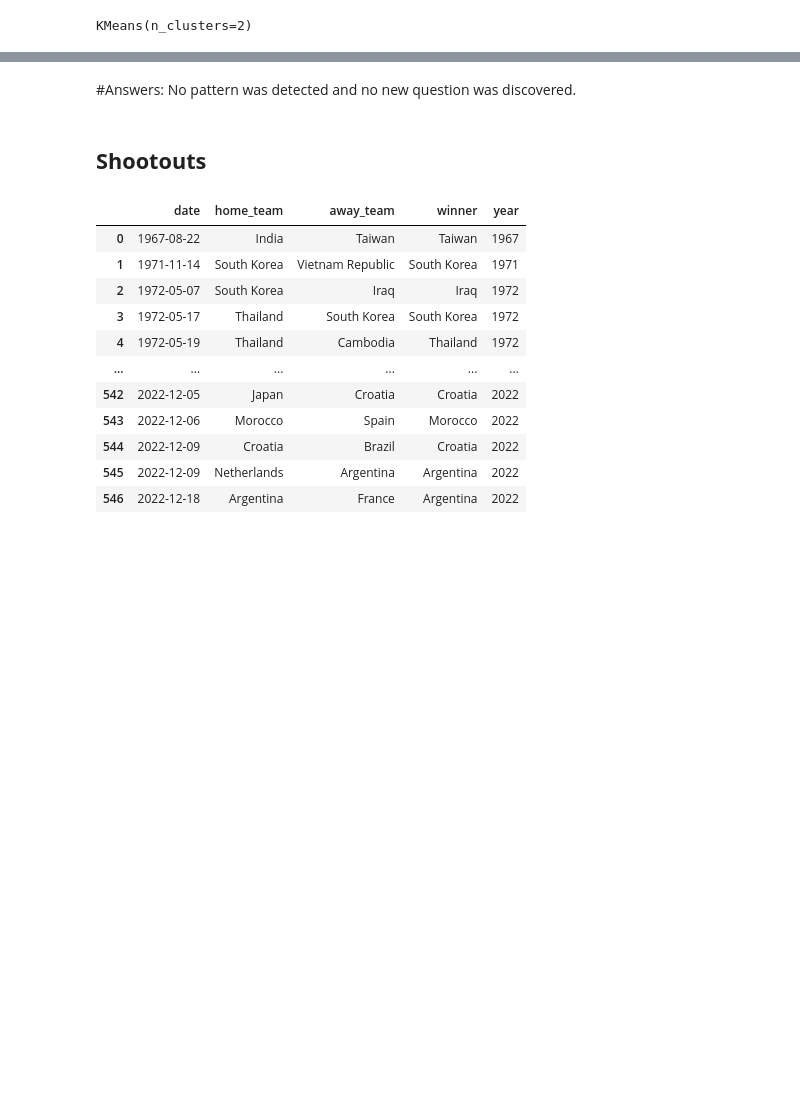
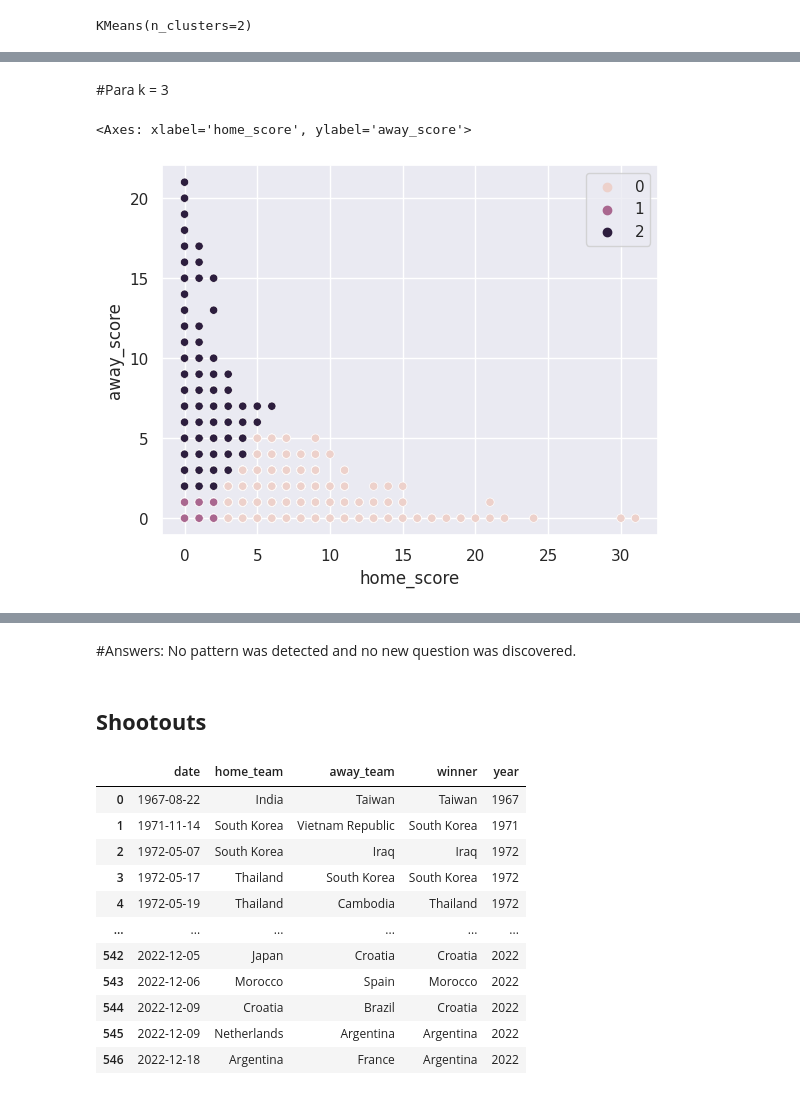
Before and after one commit to ryann-arruda/python-data-analysis, a Jupyter notebook: k_means.ipynb, the cells around one changed output, grey strips where cells are left out. Saved outputs shown, nothing was run; the diff lists cells and outputs as text; code cells hidden in the pictures; blank space fills up the shorter version.

```diff
--- a/k_means.ipynb
+++ b/k_means.ipynb
@@ -116,0 +119,10 @@ sns.scatterplot(data=results, x='home_score', y='away_score', hue=kmeans.labels_
+# %% [markdown]
+#Para k = 3
+# %%
+kmeans  = KMeans(n_clusters=3)
+kmeans.fit(results_group)
+kmeans.labels_
+sns.scatterplot(data=results, x='home_score', y='away_score', hue=kmeans.labels_)
+# %% [output]
+<Axes: xlabel='home_score', ylabel='away_score'>
+[figure, added]
```
Also changed, not shown: parts of 7 cells of this notebook.
